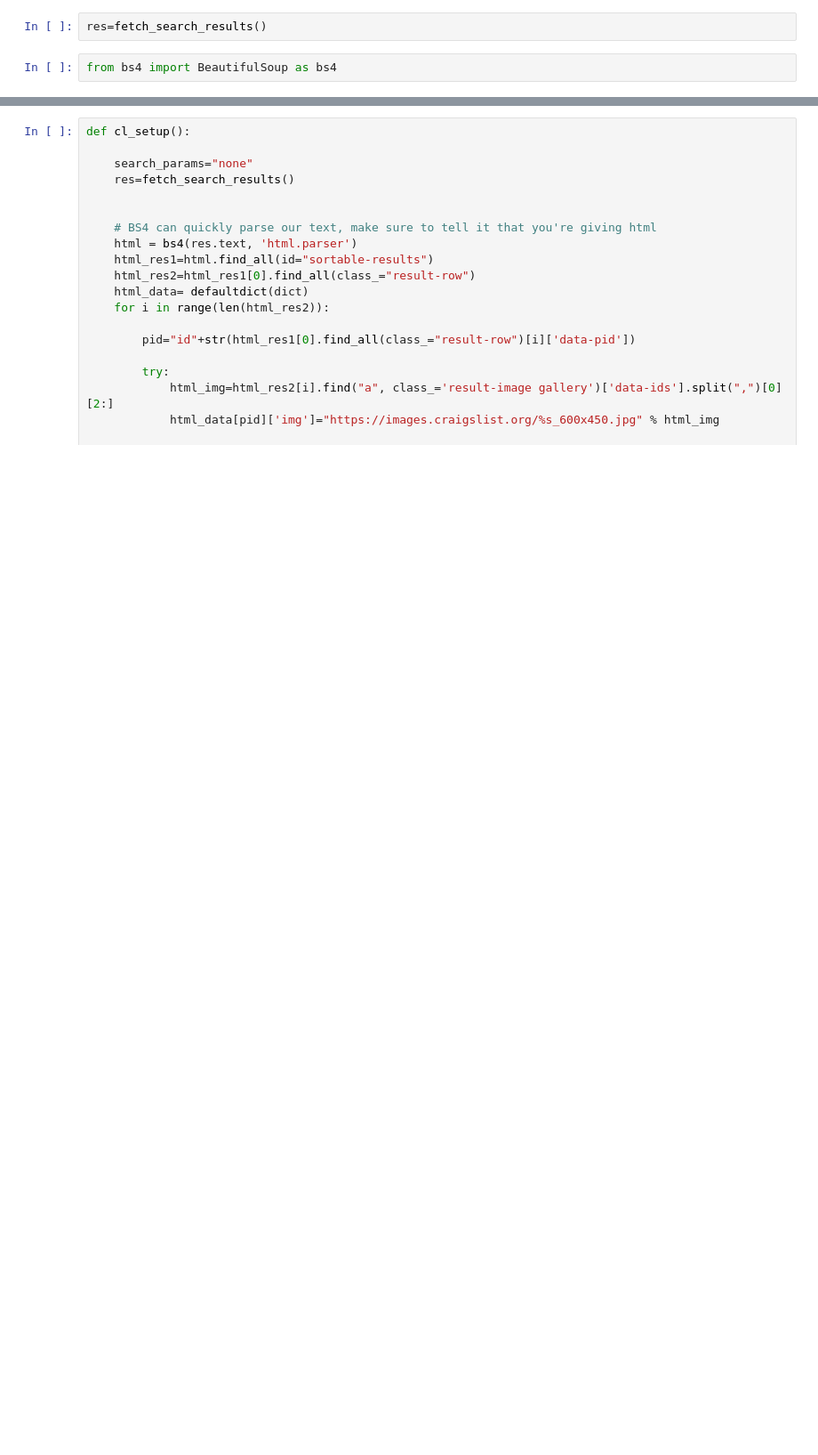
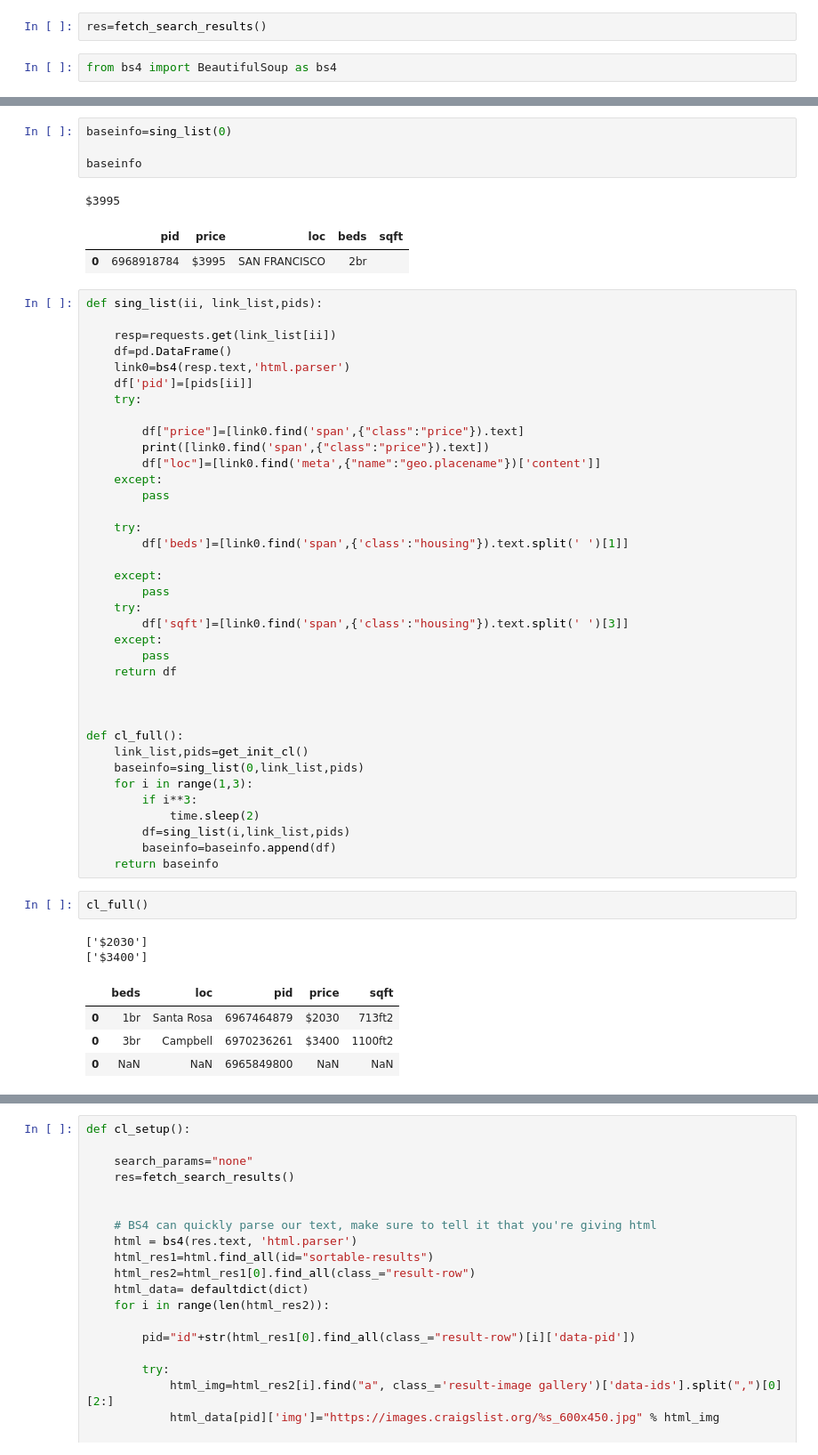
Before and after one commit to jaguila/mysql, a Jupyter notebook: cl test.ipynb, the cells around one changed output, grey strips where cells are left out. Shown: that part at 89% size. Drawn from its saved outputs; the diff is of its cells as text; blank space fills up the shorter version.

```diff
--- a/cl test.ipynb
+++ b/cl test.ipynb
@@ -53,0 +109,54 @@ html_res2
+# %%
+baseinfo=sing_list(0)
+
+baseinfo
+# %% [output]
+$3995
+|  | pid | price | loc | beds | sqft |
+| 0 | 6968918784 | $3995 | SAN FRANCISCO | 2br |  |
+# %%
+def sing_list(ii, link_list,pids):
+
+    resp=requests.get(link_list[ii])
+    df=pd.DataFrame()
+    link0=bs4(resp.text,'html.parser')
+    df['pid']=[pids[ii]]
+    try:
+
+        df["price"]=[link0.find('span',{"class":"price"}).text]
+        print([link0.find('span',{"class":"price"}).text])
+        df["loc"]=[link0.find('meta',{"name":"geo.placename"})['content']]
+    except:
+        pass
+
+    try:
+        df['beds']=[link0.find('span',{'class':"housing"}).text.split(' ')[1]]
+
+    except:
+        pass
+    try:
+        df['sqft']=[link0.find('span',{'class':"housing"}).text.split(' ')[3]]
+    except:
+        pass
+    return df
+
+
+
+def cl_full():
+    link_list,pids=get_init_cl()
+    baseinfo=sing_list(0,link_list,pids)
+    for i in range(1,3):
+        if i**3:
+            time.sleep(2)
+        df=sing_list(i,link_list,pids)
+        baseinfo=baseinfo.append(df)
+    return baseinfo
+# %%
+cl_full()
+# %% [output]
+['$2030']
+['$3400']
+|  | beds | loc | pid | price | sqft |
+| 0 | 1br | Santa Rosa | 6967464879 | $2030 | 713ft2 |
+| 0 | 3br | Campbell | 6970236261 | $3400 | 1100ft2 |
+| 0 | NaN | NaN | 6965849800 | NaN | NaN |
```
Also changed, not shown: parts of 16 cells of this notebook.
